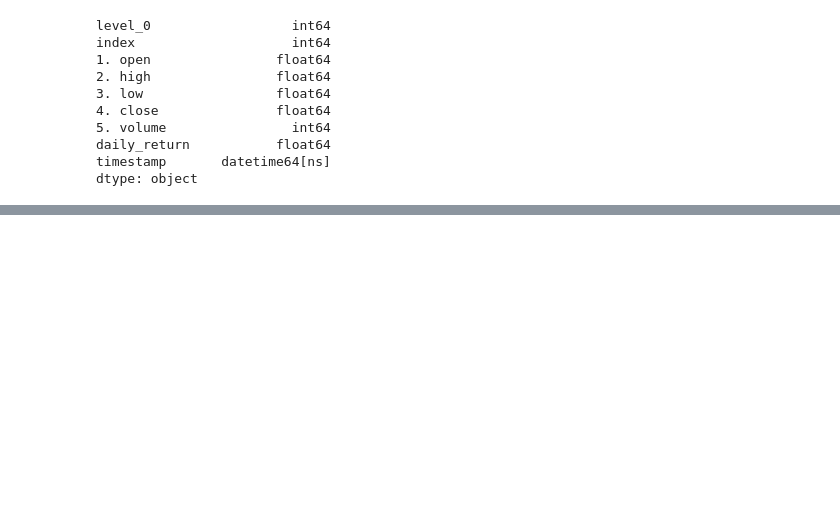
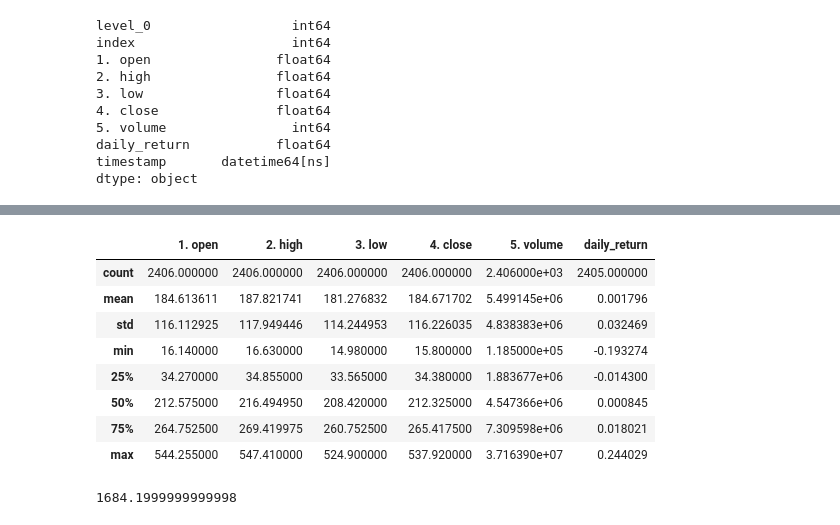
Before and after one commit to jimitmistry/Stock-Market-Prediction-with-LSTM-and-Data-Pipeline, a Jupyter notebook: stock_data_pipeline.ipynb, the cells around one changed output, grey strips where cells are left out. Drawn from its saved outputs; the diff is of its cells as text; code cells hidden in the pictures; blank space fills up the shorter version.

```diff
--- a/stock_data_pipeline.ipynb
+++ b/stock_data_pipeline.ipynb
@@ -156,3 +160,19 @@ sns.lineplot(x='timestamp', y='5. volume', data=df)
 from sklearn import preprocessing
 # %%
 df = df.drop(columns = ['level_0', 'index'])
+# %%
+df.describe()
+# %% [output]
+|  | 1. open | 2. high | 3. low | 4. close | 5. volume | daily_return |
+| count | 2406.000000 | 2406.000000 | 2406.000000 | 2406.000000 | 2.406000e+03 | 2405.000000 |
+| mean | 184.613611 | 187.821741 | 181.276832 | 184.671702 | 5.499145e+06 | 0.001796 |
+| std | 116.112925 | 117.949446 | 114.244953 | 116.226035 | 4.838383e+06 | 0.032469 |
+| min | 16.140000 | 16.630000 | 14.980000 | 15.800000 | 1.185000e+05 | -0.193274 |
+| 25% | 34.270000 | 34.855000 | 33.565000 | 34.380000 | 1.883677e+06 | -0.014300 |
+| 50% | 212.575000 | 216.494950 | 208.420000 | 212.325000 | 4.547366e+06 | 0.000845 |
+| 75% | 264.752500 | 269.419975 | 260.752500 | 265.417500 | 7.309598e+06 | 0.018021 |
+| max | 544.255000 | 547.410000 | 524.900000 | 537.920000 | 3.716390e+07 | 0.244029 |
+# %%
+len(df)*0.7
+# %% [output]
+1684.1999999999998
```
Also changed, not shown: parts of 21 cells of this notebook.
